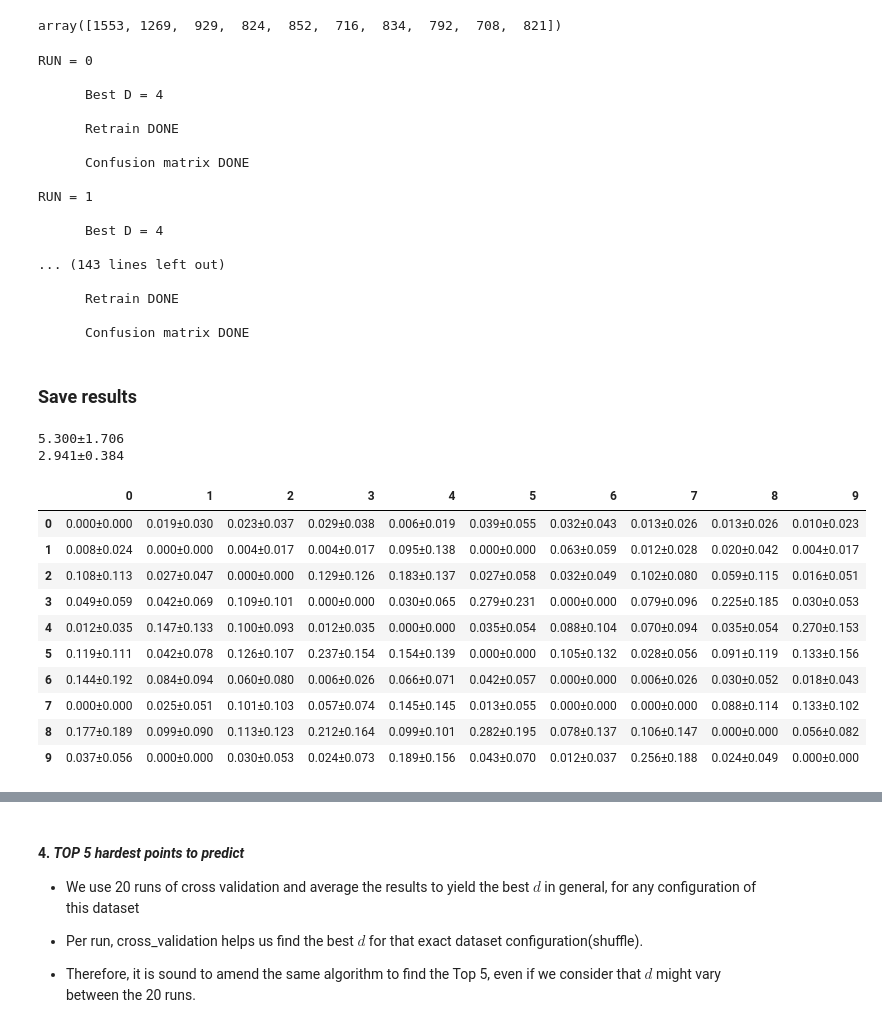
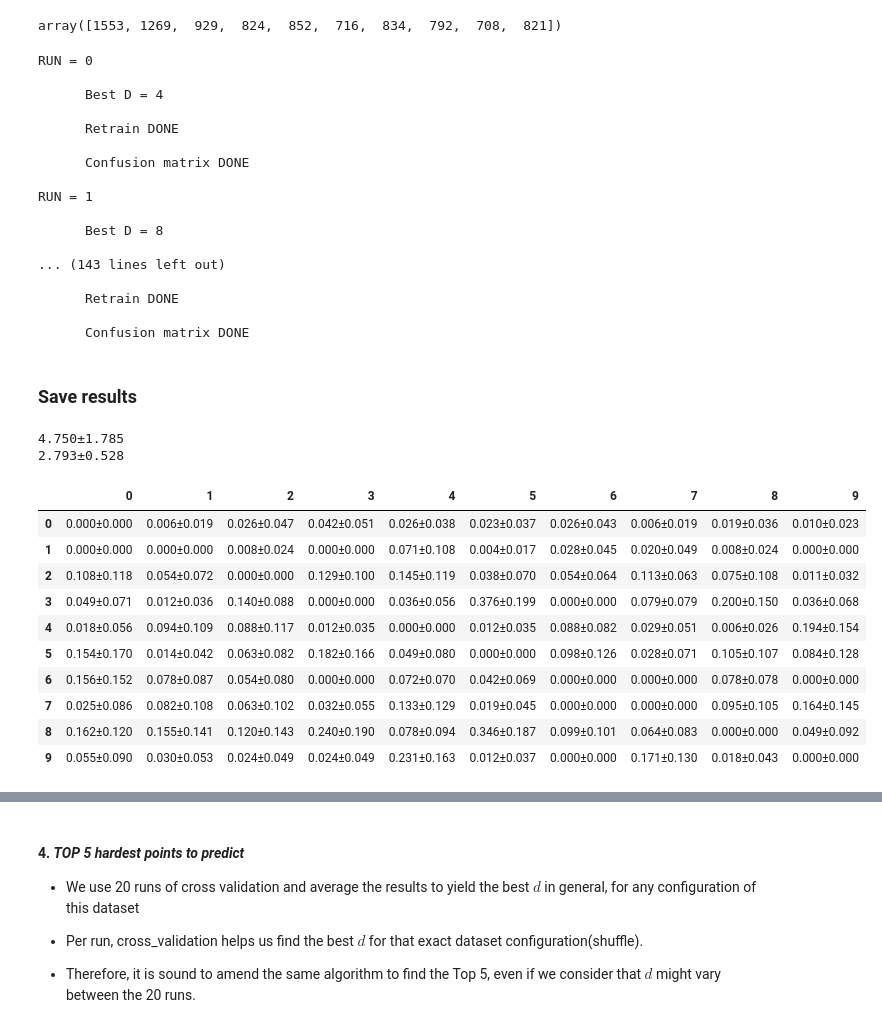
Before and after one commit to zcabbub/sl_cw2, a Jupyter notebook: code/new_cw2.ipynb, the cells around one changed output, grey strips where cells are left out. Saved outputs shown, nothing was run; the diff lists cells and outputs as text; code cells hidden in the pictures.

Commit message:
CORRECT results OVA + gaussian kernel code

```diff
--- a/code/new_cw2.ipynb
+++ b/code/new_cw2.ipynb
@@ -590,11 +584,16 @@ def cross_validation(X, y, n_folds):
             kp.fit(X_train_fold, y_train_fold, n_epochs=7)
             y_preds = kp.predict(X_validation_fold)
 
+            # find the hardest points to predict
+            train_diffs = y_validation_fold - y_preds
+            for pos in np.where(train_diffs!=0):
+                mistakes[pos] += 1
+
             local_errors.append(get_error_percentage(y_validation_fold, y_preds))
         errors_d.append(local_errors)
 
-    # +4 because we consider only ds starting from 4
-    return np.argmax(np.mean(errors_d, axis=1)) + 4
+    # +3 because we consider only ds starting from 3
+    return np.argmax(np.mean(errors_d, axis=1)) + 3
 # %% [markdown]
 #### 3. _Confusion matrix_
 
@@ -640,11 +639,6 @@ for run in range(20):
 
     print('\n      Retrain DONE')
 
-    # find the hardest points to predict
-    train_diffs = y_test - y_outsample
-    for pos in np.where(train_diffs!=0):
-        mistakes[pos] += 1
-
     # get errors per digit for CONFUSION MATRIX
     local_conf = np.array(np.zeros((10, 10)))
     for (truth, pred) in zip(y_test, y_outsample):
@@ -669,7 +663,7 @@ RUN = 0
 
 RUN = 1
 
-      Best D = 4
+      Best D = 8
 
 ... (143 lines left out)
 
@@ -679,7 +675,7 @@ RUN = 1
 # %% [markdown]
 ### Save results
 # %%
-np.savetxt('mistakes_ova.npy', mistakes)
+np.savetxt('results2/mistakes_ova.npy', mistakes)
 
 # point 2 - CROSS VALIDATION
 ds_errors = pd.DataFrame({
@@ -690,43 +686,43 @@ ds_errors = pd.DataFrame({
 print(str(f'{np.mean(best_ds):.3f}') + u"\u00B1" + str(f'{np.std(best_ds):.3f}'))
 print(str(f'{np.mean(test_errors):.3f}') + u"\u00B1" + str(f'{np.std(test_errors):.3f}'))
 
-ds_errors.to_csv('best_d_errors.csv')
-ds_errors.style.to_latex('best_d_errors.tex')
+ds_errors.to_csv('results2/best_d_errors.csv')
+ds_errors.style.to_latex('results2/best_d_errors.tex')
 # %% [output]
-5.300±1.706
-2.941±0.384
+4.750±1.785
+2.793±0.528
 # %%
 # point 3 - CONFUSION MATRIX
 
 mean_confusion = confusion_matrix.mean(axis=2)*100
 std_confusion = confusion_matrix.std(axis=2)*100
 mean_std = np.array(np.zeros((10, 10))).astype('U')
 
 for i in range(mean_confusion.shape[0]):
     mean_std[i] = [str(f'{x:.3f}') + u"\u00B1" + str(f'{y:.3f}') for (x, y) in zip(mean_confusion[i], std_confusion[i])]
 
 # save means and stddev separately
-pd.DataFrame(mean_confusion).to_csv('means_confusion.csv')
-pd.DataFrame(std_confusion).to_csv('stddev_confusion.csv')
+pd.DataFrame(mean_confusion).to_csv('results2/means_confusion.csv')
+pd.DataFrame(std_confusion).to_csv('results2/stddev_confusion.csv')
 
 # save and print the combined matrices
 mean_std_df = pd.DataFrame(mean_std)
-mean_std_df.to_csv('confusion_matrix.csv')
-mean_std_df.style.to_latex('confusion_matrix.tex')
+mean_std_df.to_csv('results2/confusion_matrix.csv')
+mean_std_df.style.to_latex('results2/confusion_matrix.tex')
 
 mean_std_df
 # %% [output]
 |  | 0 | 1 | 2 | 3 | 4 | 5 | 6 | 7 | 8 | 9 |
-| 0 | 0.000±0.000 | 0.019±0.030 | 0.023±0.037 | 0.029±0.038 | 0.006±0.019 | 0.039±0.055 | 0.032±0.043 | 0.013±0.026 | 0.013±0.026 | 0.010±0.023 |
-| 1 | 0.008±0.024 | 0.000±0.000 | 0.004±0.017 | 0.004±0.017 | 0.095±0.138 | 0.000±0.000 | 0.063±0.059 | 0.012±0.028 | 0.020±0.042 | 0.004±0.017 |
-| 2 | 0.108±0.113 | 0.027±0.047 | 0.000±0.000 | 0.129±0.126 | 0.183±0.137 | 0.027±0.058 | 0.032±0.049 | 0.102±0.080 | 0.059±0.115 | 0.016±0.051 |
-| 3 | 0.049±0.059 | 0.042±0.069 | 0.109±0.101 | 0.000±0.000 | 0.030±0.065 | 0.279±0.231 | 0.000±0.000 | 0.079±0.096 | 0.225±0.185 | 0.030±0.053 |
-| 4 | 0.012±0.035 | 0.147±0.133 | 0.100±0.093 | 0.012±0.035 | 0.000±0.000 | 0.035±0.054 | 0.088±0.104 | 0.070±0.094 | 0.035±0.054 | 0.270±0.153 |
-| 5 | 0.119±0.111 | 0.042±0.078 | 0.126±0.107 | 0.237±0.154 | 0.154±0.139 | 0.000±0.000 | 0.105±0.132 | 0.028±0.056 | 0.091±0.119 | 0.133±0.156 |
-| 6 | 0.144±0.192 | 0.084±0.094 | 0.060±0.080 | 0.006±0.026 | 0.066±0.071 | 0.042±0.057 | 0.000±0.000 | 0.006±0.026 | 0.030±0.052 | 0.018±0.043 |
-| 7 | 0.000±0.000 | 0.025±0.051 | 0.101±0.103 | 0.057±0.074 | 0.145±0.145 | 0.013±0.055 | 0.000±0.000 | 0.000±0.000 | 0.088±0.114 | 0.133±0.102 |
-| 8 | 0.177±0.189 | 0.099±0.090 | 0.113±0.123 | 0.212±0.164 | 0.099±0.101 | 0.282±0.195 | 0.078±0.137 | 0.106±0.147 | 0.000±0.000 | 0.056±0.082 |
-| 9 | 0.037±0.056 | 0.000±0.000 | 0.030±0.053 | 0.024±0.073 | 0.189±0.156 | 0.043±0.070 | 0.012±0.037 | 0.256±0.188 | 0.024±0.049 | 0.000±0.000 |
+| 0 | 0.000±0.000 | 0.006±0.019 | 0.026±0.047 | 0.042±0.051 | 0.026±0.038 | 0.023±0.037 | 0.026±0.043 | 0.006±0.019 | 0.019±0.036 | 0.010±0.023 |
+| 1 | 0.000±0.000 | 0.000±0.000 | 0.008±0.024 | 0.000±0.000 | 0.071±0.108 | 0.004±0.017 | 0.028±0.045 | 0.020±0.049 | 0.008±0.024 | 0.000±0.000 |
+| 2 | 0.108±0.118 | 0.054±0.072 | 0.000±0.000 | 0.129±0.100 | 0.145±0.119 | 0.038±0.070 | 0.054±0.064 | 0.113±0.063 | 0.075±0.108 | 0.011±0.032 |
+| 3 | 0.049±0.071 | 0.012±0.036 | 0.140±0.088 | 0.000±0.000 | 0.036±0.056 | 0.376±0.199 | 0.000±0.000 | 0.079±0.079 | 0.200±0.150 | 0.036±0.068 |
+| 4 | 0.018±0.056 | 0.094±0.109 | 0.088±0.117 | 0.012±0.035 | 0.000±0.000 | 0.012±0.035 | 0.088±0.082 | 0.029±0.051 | 0.006±0.026 | 0.194±0.154 |
+| 5 | 0.154±0.170 | 0.014±0.042 | 0.063±0.082 | 0.182±0.166 | 0.049±0.080 | 0.000±0.000 | 0.098±0.126 | 0.028±0.071 | 0.105±0.107 | 0.084±0.128 |
+| 6 | 0.156±0.152 | 0.078±0.087 | 0.054±0.080 | 0.000±0.000 | 0.072±0.070 | 0.042±0.069 | 0.000±0.000 | 0.000±0.000 | 0.078±0.078 | 0.000±0.000 |
+| 7 | 0.025±0.086 | 0.082±0.108 | 0.063±0.102 | 0.032±0.055 | 0.133±0.129 | 0.019±0.045 | 0.000±0.000 | 0.000±0.000 | 0.095±0.105 | 0.164±0.145 |
+| 8 | 0.162±0.120 | 0.155±0.141 | 0.120±0.143 | 0.240±0.190 | 0.078±0.094 | 0.346±0.187 | 0.099±0.101 | 0.064±0.083 | 0.000±0.000 | 0.049±0.092 |
+| 9 | 0.055±0.090 | 0.030±0.053 | 0.024±0.049 | 0.024±0.049 | 0.231±0.163 | 0.012±0.037 | 0.000±0.000 | 0.171±0.130 | 0.018±0.043 | 0.000±0.000 |
 # %%
 import seaborn as sns
 # create confusion matrix heatmap to show more intuitive results
```
Also changed, not shown: parts of 8 cells of this notebook, 32 other files.
